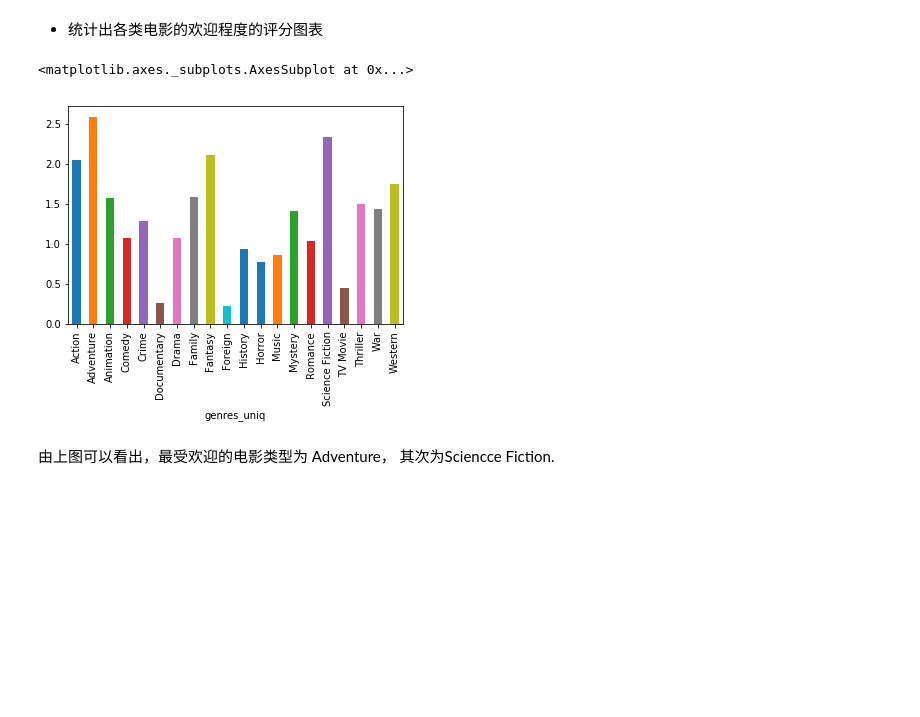
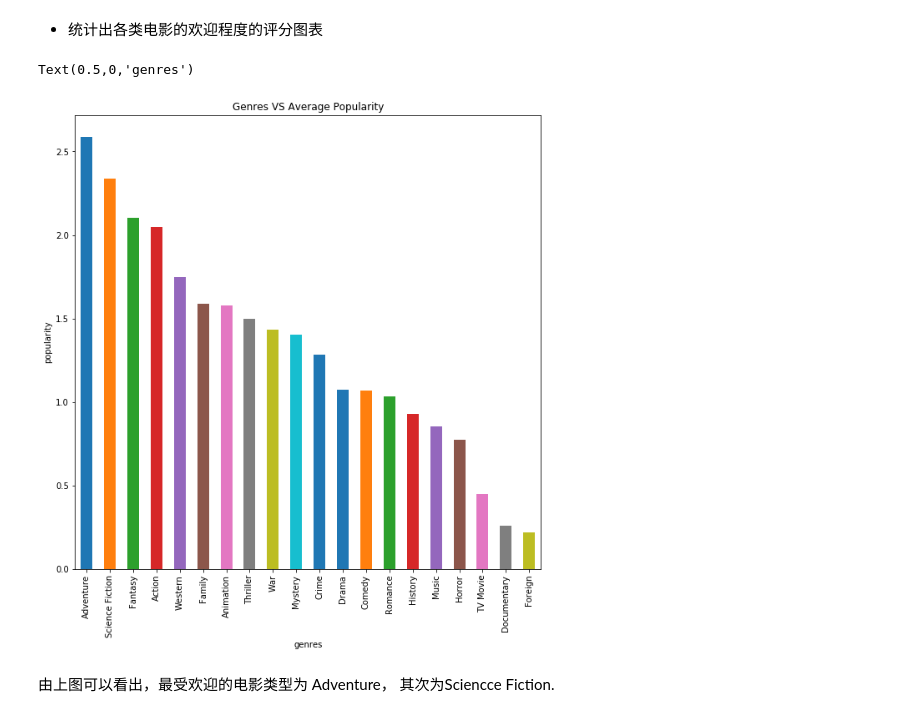
Before and after one commit to ant642507com/cn-python-foundation, a Jupyter notebook: data-analyse-base/tmdb-movies/Investigate_a_Dataset-zh.ipynb, the cells around one changed output. Saved outputs shown, nothing was run; the diff lists cells and outputs as text; code cells hidden in the pictures; blank space fills up the shorter version.

```diff
--- a/data-analyse-base/tmdb-movies/Investigate_a_Dataset-zh.ipynb
+++ b/data-analyse-base/tmdb-movies/Investigate_a_Dataset-zh.ipynb
@@ -122,19 +124,22 @@ def deal_columns_to_rows(movie_df, columnName):
 # %%
 # 用这个代码框和其它代码框探索数据。请务必记得添加
 #   Markdown 框，以便记录你的观察和调查结果。
 melted = deal_columns_to_rows(movie_df, 'genres')
 
 dealed_df = melted.copy()
 
 """
 根据电影种类，统计出最受欢迎的电影类型
 """
-mean_dealed_df = dealed_df.groupby('genres_uniq')['popularity'].mean()
+mean_dealed_df = dealed_df.groupby('genres_uniq')['popularity'].mean().sort_values(ascending=False)
 
-mean_dealed_df.plot(kind='bar')
+mean_dealed_df.plot(kind='bar', figsize=(10, 10))
+plt.title('Genres VS Average Popularity')
+plt.ylabel('popularity')
+plt.xlabel('genres')
 # %% [output]
-<matplotlib.axes._subplots.AxesSubplot at 0x...>
+Text(0.5,0,'genres')
-[figure, old version]
+[figure, new version]
 # %% [markdown]
 由上图可以看出，最受欢迎的电影类型为 Adventure， 其次为Sciencce Fiction.
 # %% [markdown]
```
Also changed, not shown: parts of 4 cells of this notebook, 9 other files.
